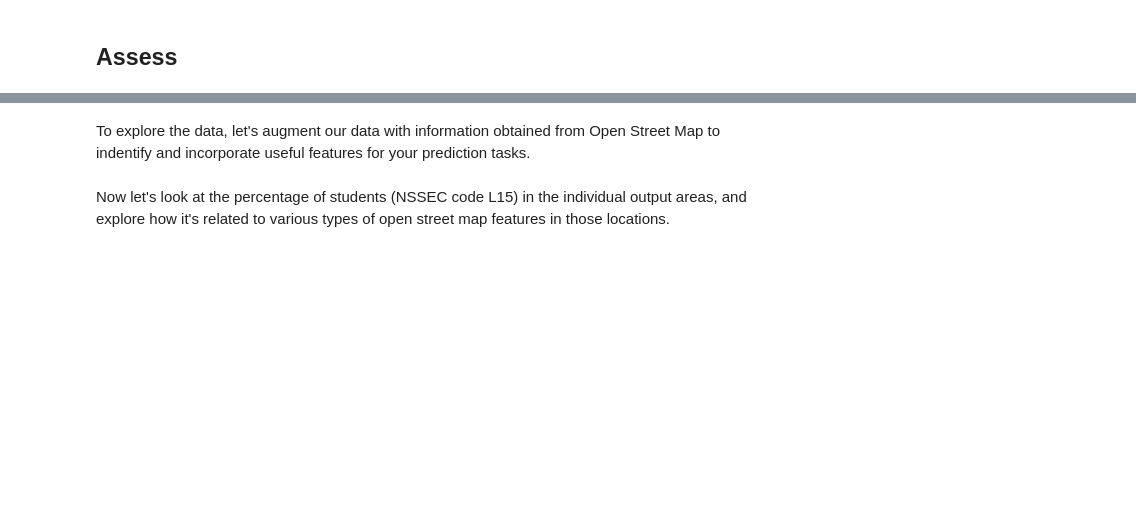
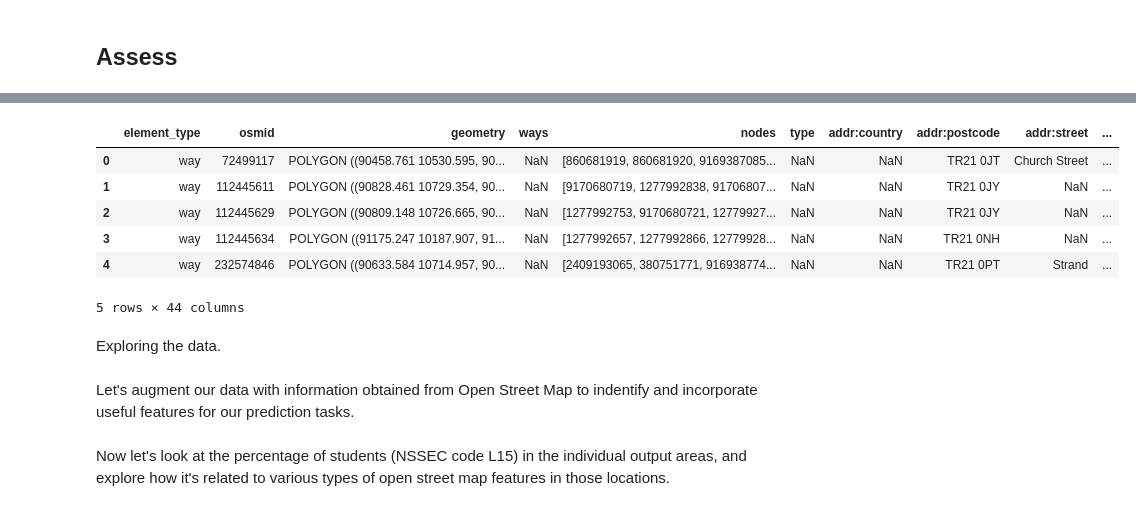
Before and after one commit to sdenyskov/sd995_ads_2024, a Jupyter notebook: notebooks/ads_course_assessment.ipynb, the cells around one changed output, grey strips where cells are left out. Drawn from its saved outputs; the diff is of its cells as text; code cells hidden in the pictures; blank space fills up the shorter version.

```diff
--- a/notebooks/ads_course_assessment.ipynb
+++ b/notebooks/ads_course_assessment.ipynb
@@ -1155,0 +1184,13 @@ print(execute_query(conn, "SHOW OPEN TABLES WHERE In_use > 0;"))
+# %%
+# Load OSM data
+osm_data_df = pd.read_csv('osm_uk_valid_data.csv')
+osm_data_df['geometry'] = osm_data_df['geometry'].apply(wkt.loads)  # parsing geometry
+osm_data_gdf = gpd.GeoDataFrame(osm_data_df, geometry='geometry', crs="EPSG:4326")  # Set CRS to WGS84 (EPSG:4326)
+# %%
+osm_data_gdf = osm_data_gdf.to_crs(oa_data_gdf.crs)  # transform osm_data_gdf CRS to match oa_data_gdf CRS
+
+gdf_joined = gpd.sjoin(osm_data_gdf, oa_data_gdf[['OA21CD', 'LAT', 'LONG', 'geometry']], how='left', predicate='within') # spatial join
+
+osm_data_gdf['OA21CD'] = gdf_joined['OA21CD']
+# %%
+osm_data_gdf = osm_data_gdf.dropna(subset=['OA21CD'])
@@ -1156,5 +1298,17 @@ print(execute_query(conn, "SHOW OPEN TABLES WHERE In_use > 0;"))
+# %%
+osm_data_gdf_backup.head(5)
+# %% [output]
+|  | element_type | osmid | geometry | ways | nodes | type | addr:country | addr:postcode | addr:street | ... |
+| 0 | way | 72499117 | POLYGON ((90458.761 10530.595, 90... | NaN | [860681919, 860681920, 9169387085... | NaN | NaN | TR21 0JT | Church Street | ... |
+| 1 | way | 112445611 | POLYGON ((90828.461 10729.354, 90... | NaN | [9170680719, 1277992838, 91706807... | NaN | NaN | TR21 0JY | NaN | ... |
+| 2 | way | 112445629 | POLYGON ((90809.148 10726.665, 90... | NaN | [1277992753, 9170680721, 12779927... | NaN | NaN | TR21 0JY | NaN | ... |
+| 3 | way | 112445634 | POLYGON ((91175.247 10187.907, 91... | NaN | [1277992657, 1277992866, 12779928... | NaN | NaN | TR21 0NH | NaN | ... |
+| 4 | way | 232574846 | POLYGON ((90633.584 10714.957, 90... | NaN | [2409193065, 380751771, 916938774... | NaN | NaN | TR21 0PT | Strand | ... |
+5 rows × 44 columns
+# %% [markdown]
+Exploring the data.
 # %% [markdown]
-To explore the data, let's augment our data with information obtained from Open Street Map to indentify and incorporate useful features for your prediction tasks.
+Let's augment our data with information obtained from Open Street Map to indentify and incorporate useful features for our prediction tasks.
 # %% [markdown]
 Now let's look at the percentage of students (NSSEC code L15) in the individual output areas, and explore how it's related to various types of open street map features in those locations.
 # %% [markdown]
```
Also changed, not shown: parts of 56 cells of this notebook, 3 other files.
